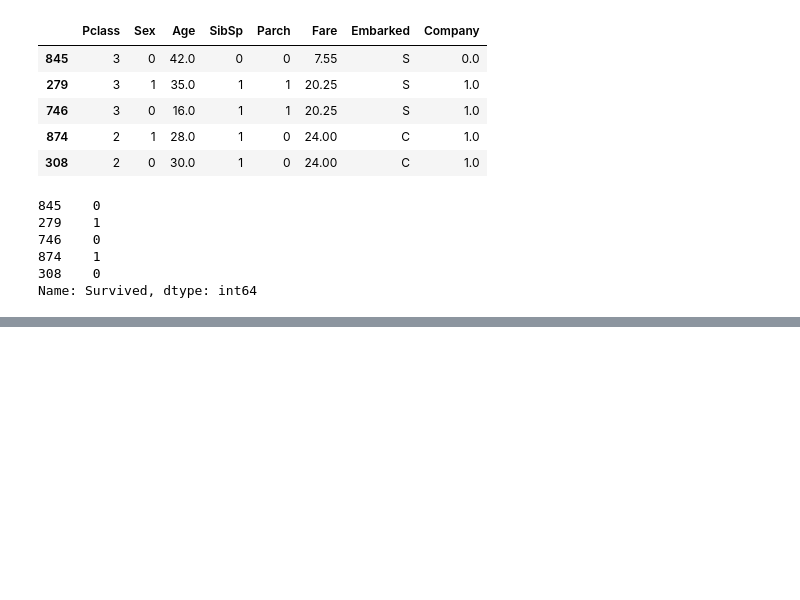
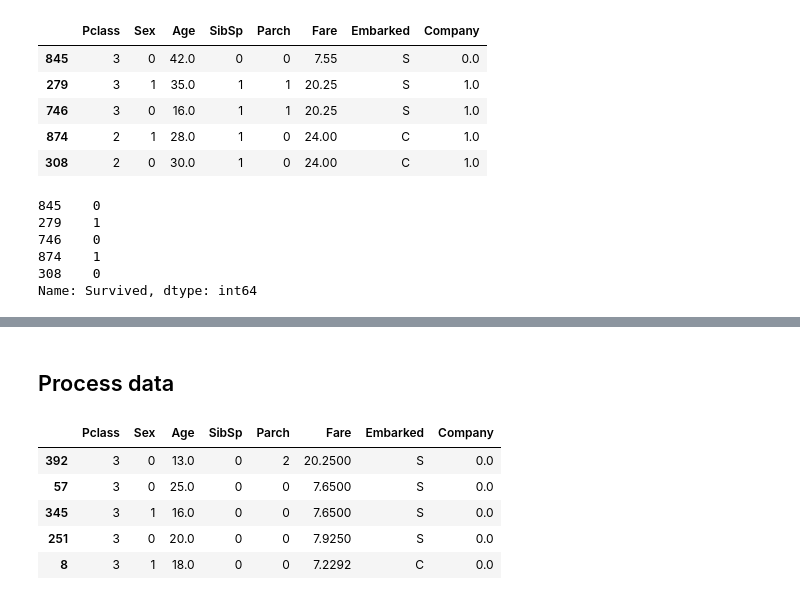
Before and after one commit to LivingDeadCloud/Titanic_challenge, a Jupyter notebook: Scripts/Main.ipynb, the cells around one changed output, grey strips where cells are left out. Saved outputs shown, nothing was run; the diff lists cells and outputs as text; code cells hidden in the pictures; blank space fills up the shorter version.

Commit message:
First result submission

```diff
--- a/Scripts/Main.ipynb
+++ b/Scripts/Main.ipynb
@@ -808,0 +1036,43 @@ Index(['Age', 'Fare', 'Parch', 'Pclass', 'Sex', 'SibSp'], dtype='object')
+# %%
+# Split name into first name, family name and title
+test_df = test_raw_df.copy()
+test_df = split_name_column(test_df)
+
+# Sort the columns in the specified order
+test_df = test_df[sorted_columns]
+test_df = test_df.sort_values(by='Family Name')
+
+# Classify passengers into solo travelers, families, or friends.
+test_df = classify_passengers(test_df)
+
+# Force passengers with age < 13 to classified as family members
+test_df.loc[test_df['Age'] < 13, 'Company'] = 1
+
+# Impute data for solo travelers
+test_df = impute_ages_randomly(test_df, 0)
+# Impute data for families
+test_df = impute_family_ages_randomly(test_df)
+# Impute data for friends
+test_df = impute_ages_randomly(test_df, 2)
+
+# Drop the 'Cabin' and 'Cabine_Letter' columns
+test_df.drop(columns=['Cabin'], inplace=True)
+
+# Impute missing Embarked and 'Fare' values with the most common value
+most_common_embarked = test_df['Embarked'].mode()[0]
+test_df['Embarked'] = test_df['Embarked'].fillna(most_common_embarked)
+most_common_fare = test_df['Fare'].mode()[0]
+test_df['Fare'] = test_df['Fare'].fillna(most_common_fare)
+# %% [markdown]
+## Process data
+# %%
+# Create a copy of train_df with only the columns: 'Pclass', 'Sex', 'Age', SibSp', 'Parch', 'Fare', 'Embarked', 'Company'
+X_test = test_df[['Pclass', 'Sex', 'Age', 'SibSp', 'Parch', 'Fare', 'Embarked', 'Company']].copy()
+X_test.head()
+# %% [output]
+|  | Pclass | Sex | Age | SibSp | Parch | Fare | Embarked | Company |
+| 392 | 3 | 0 | 13.0 | 0 | 2 | 20.2500 | S | 0.0 |
+| 57 | 3 | 0 | 25.0 | 0 | 0 | 7.6500 | S | 0.0 |
+| 345 | 3 | 1 | 16.0 | 0 | 0 | 7.6500 | S | 0.0 |
+| 251 | 3 | 0 | 20.0 | 0 | 0 | 7.9250 | S | 0.0 |
+| 8 | 3 | 1 | 18.0 | 0 | 0 | 7.2292 | C | 0.0 |
```
Also changed, not shown: parts of 27 cells of this notebook, 3 other files.
